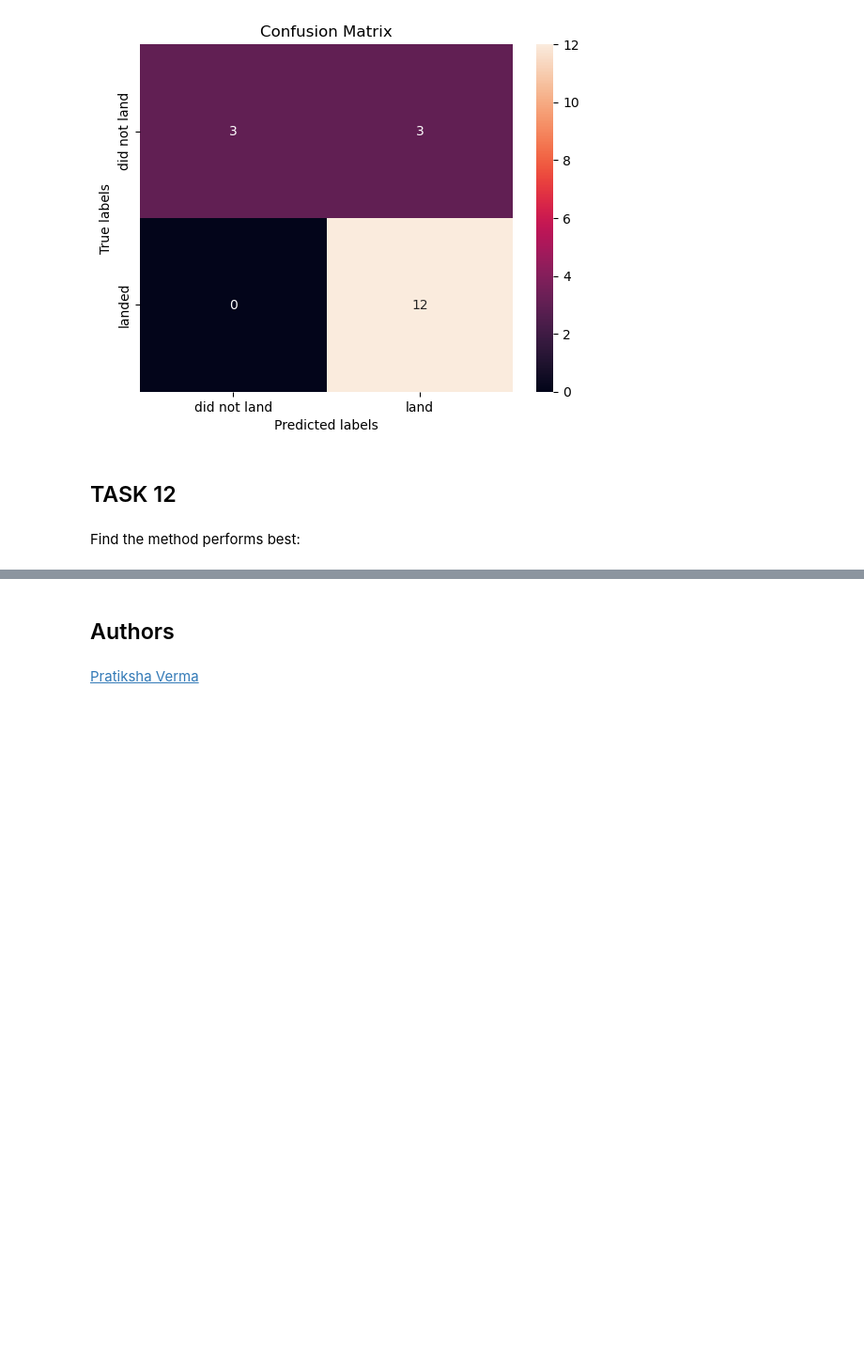
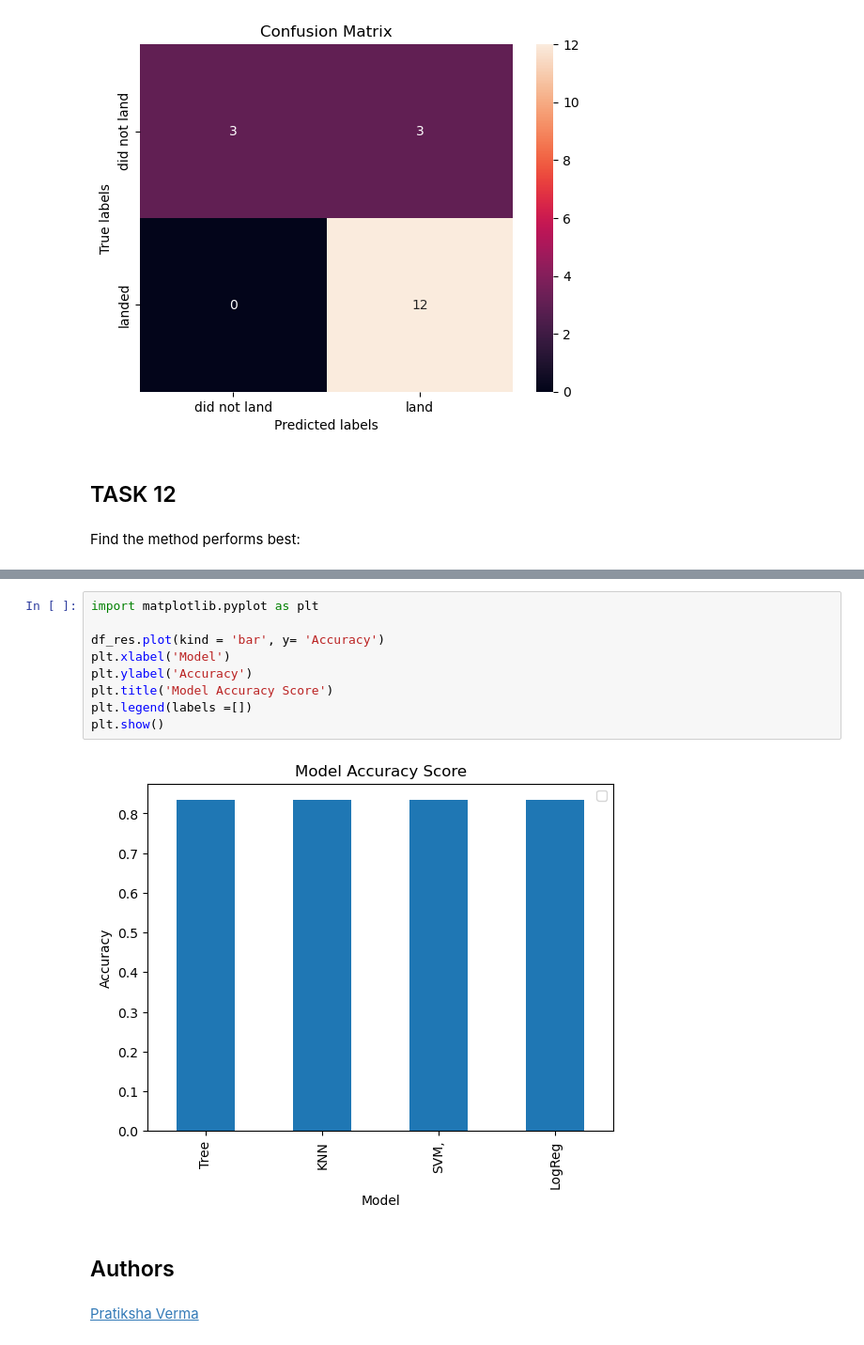
Before and after one commit to SWillm/DataScienceCaspstone, a Jupyter notebook: 4 - Predictive Analysis/SpaceX ML Prediction.ipynb, the cells around one changed output, grey strips where cells are left out. Shown at 94% size. Cells and saved outputs as stored; diff of their text form; blank space fills up the shorter version.

```diff
--- a/4 - Predictive Analysis/SpaceX ML Prediction.ipynb
+++ b/4 - Predictive Analysis/SpaceX ML Prediction.ipynb
@@ -346,6 +346,17 @@ df_res
 | KNN | 0.833333 | 0.848214 |
 | SVM, | 0.833333 | 0.848214 |
 | LogReg | 0.833333 | 0.846429 |
+# %%
+import matplotlib.pyplot as plt
+
+df_res.plot(kind = 'bar', y= 'Accuracy')
+plt.xlabel('Model')
+plt.ylabel('Accuracy')
+plt.title('Model Accuracy Score')
+plt.legend(labels =[])
+plt.show()
+# %% [output]
+[figure, added]
 # %% [markdown]
 ## Authors
 # %% [markdown]
```
Also changed, not shown: parts of 2 cells of this notebook.
